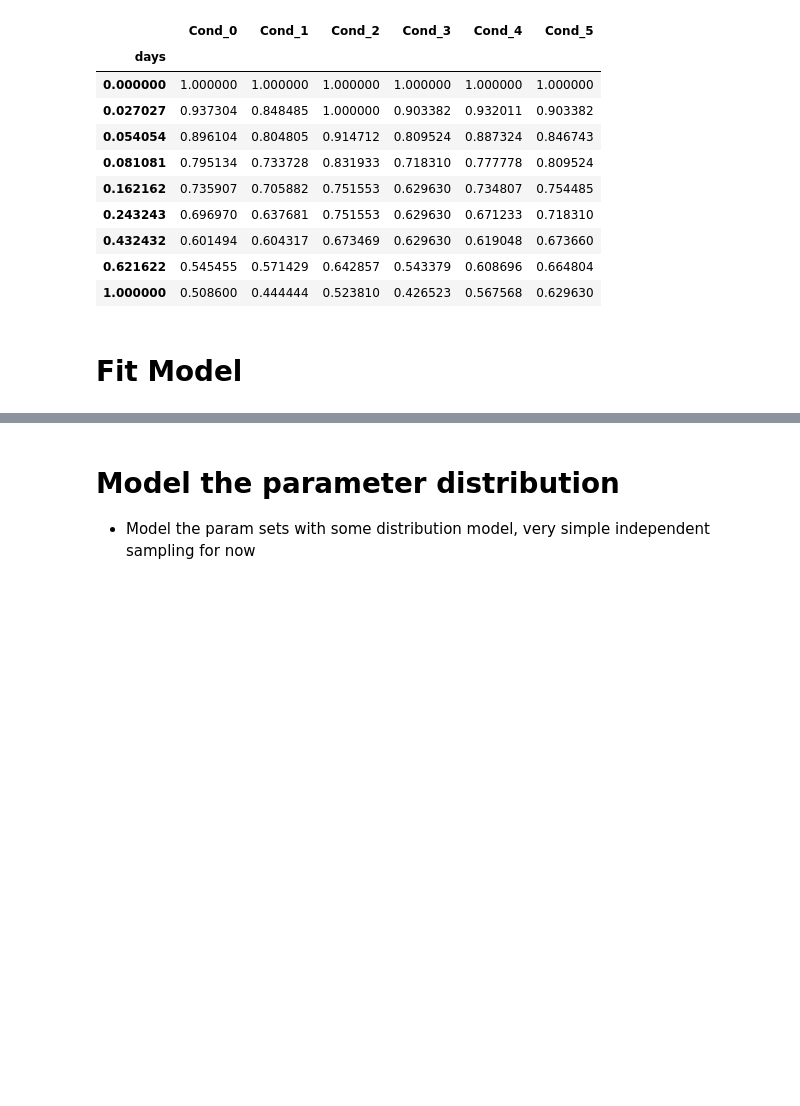
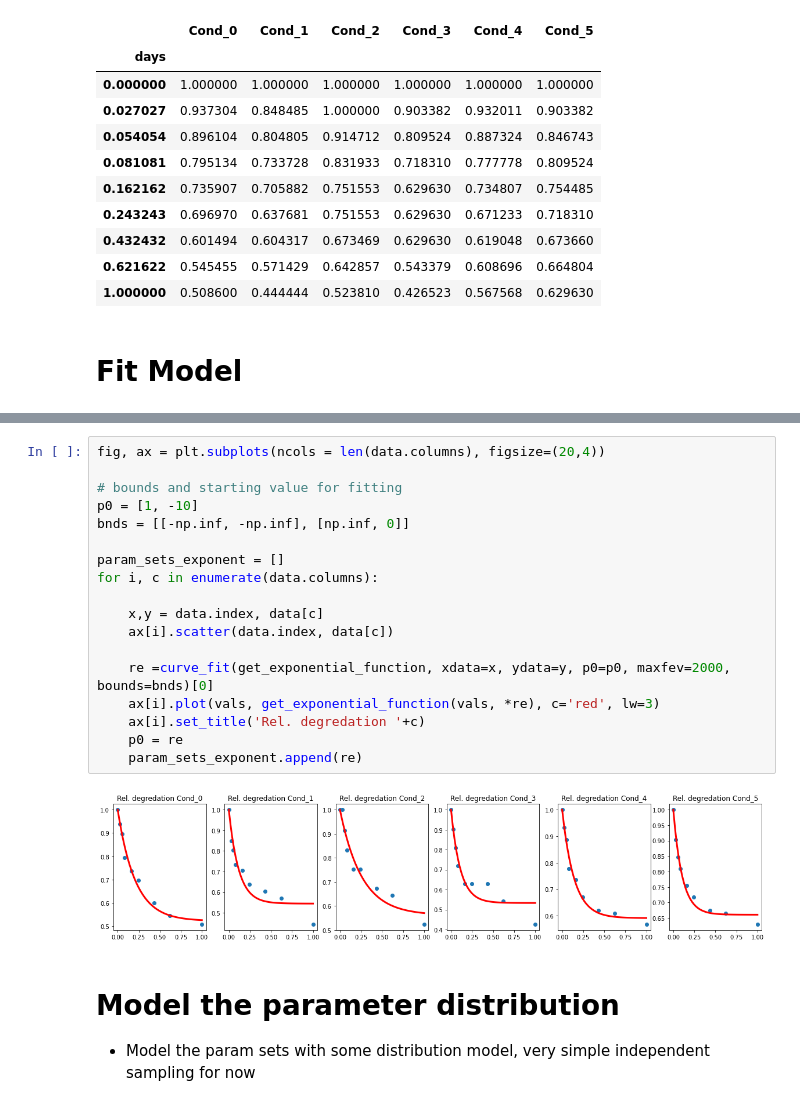
Before and after one commit to Neuromophic/Aging-aware-training, a Jupyter notebook: Aging Model/Aging Model double Linear.ipynb, the cells around one changed output, grey strips where cells are left out. Drawn from its saved outputs; the diff is of its cells as text; blank space fills up the shorter version.

```diff
--- a/Aging Model/Aging Model double Linear.ipynb
+++ b/Aging Model/Aging Model double Linear.ipynb
@@ -89,5 +101,25 @@ for i, c in enumerate(data.columns):
 # %% [output]
 [figure]
+# %%
+fig, ax = plt.subplots(ncols = len(data.columns), figsize=(20,4))
+
+# bounds and starting value for fitting
+p0 = [1, -10]
+bnds = [[-np.inf, -np.inf], [np.inf, 0]]
+
+param_sets_exponent = []
+for i, c in enumerate(data.columns):
+
+    x,y = data.index, data[c]
+    ax[i].scatter(data.index, data[c])
+
+    re =curve_fit(get_exponential_function, xdata=x, ydata=y, p0=p0, maxfev=2000, bounds=bnds)[0]
+    ax[i].plot(vals, get_exponential_function(vals, *re), c='red', lw=3)
+    ax[i].set_title('Rel. degredation '+c)
+    p0 = re
+    param_sets_exponent.append(re)
+# %% [output]
+[figure, added]
 # %% [markdown]
 # Model the parameter distribution
 - Model the param sets with some distribution model, very simple independent sampling for now
```
Also changed, not shown: parts of 13 cells of this notebook, 4 other files.
